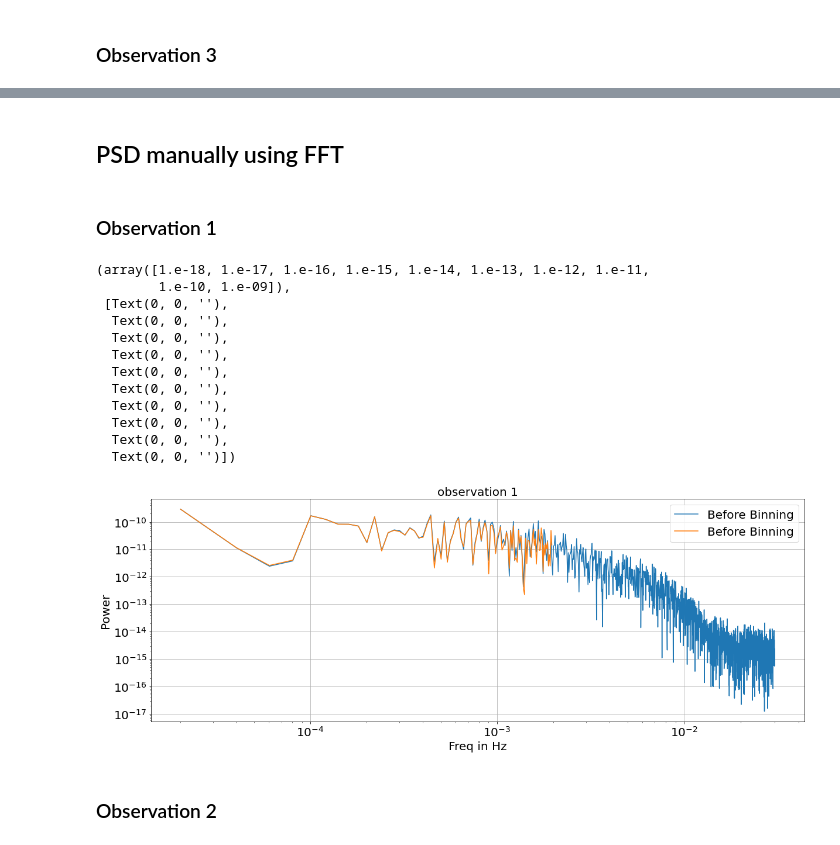
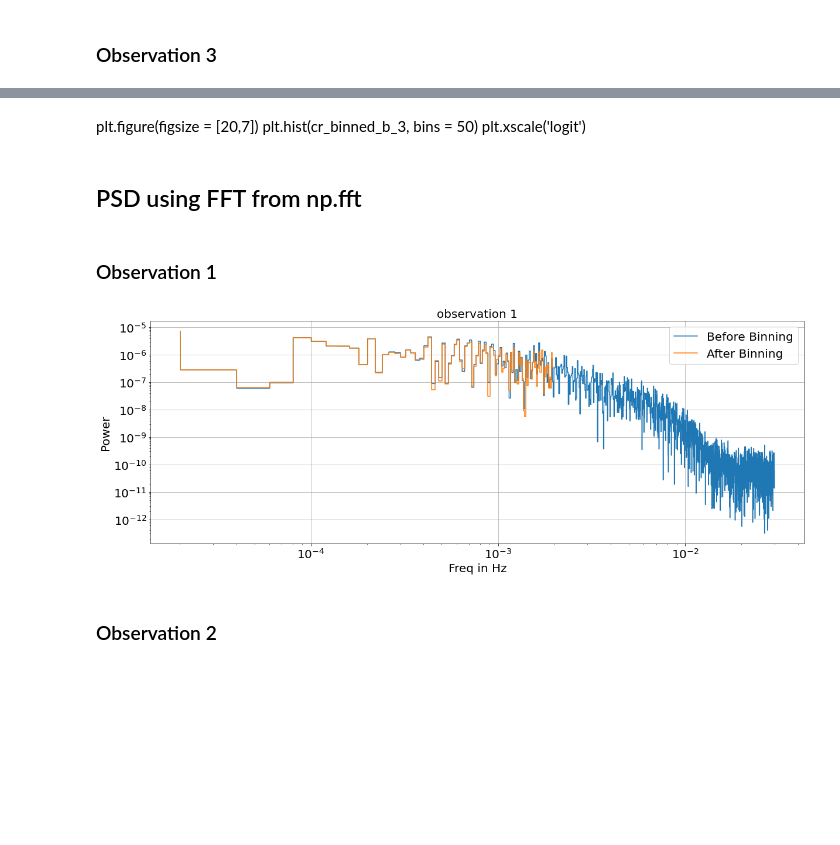
Before and after one commit to Samrat0512/IIST-MS-Project, a Jupyter notebook: Lightcurves/source_6/ACIS_Broad_Band.ipynb, the cells around one changed output, grey strips where cells are left out. Cells and saved outputs as stored; diff of their text form; code cells hidden in the pictures; blank space fills up the shorter version.

```diff
--- a/Lightcurves/source_6/ACIS_Broad_Band.ipynb
+++ b/Lightcurves/source_6/ACIS_Broad_Band.ipynb
@@ -547,60 +537,48 @@ plt.xscale('logit')
+# %% [markdown]
+plt.figure(figsize = [20,7])
+plt.hist(cr_binned_b_3, bins = 50)
+plt.xscale('logit')
 # %% [markdown]
-## PSD manually using FFT
+## PSD using FFT from np.fft
 # %% [markdown]
 ### Observation 1
 # %%
 #Before Binning
-fft_val = abs(fft(count_rate_b_1))
+fft_amp = abs(fft(count_rate_b_1))
 n_tot = len(count_rate_b_1)
 freq = [i/(n_tot*resolution_b_1) for i in range(1,int(n_tot/2))] #freq starting from 1/delT
 
-amp = 2*fft_val/len(dt_b_1)
+amp = fft_amp[1:int(n_tot/2)]/n_tot # Normalized amplitude only for positive frequencies
 power = []
-for i in range(n_tot):
-    power.append(amp[i]**2)
+for i in range(len(amp)):
+    power.append(2*n_tot*resolution_b_1*amp[i]**2)
 
-#removing power for zero freq and negative freq
-power_trunc = power[1:len(freq)+1]
 
 #After Binning
-fft_val_bin = abs(fft(cr_binned_b_1))
+fft_amp_bin = abs(fft(cr_binned_b_1))
 n_binned = len(cr_binned_b_1)
 freq_bin = [i/(n_binned*binned_resolution_b_1) for i in range(1,int(n_binned/2))] #freq starting from 1/delT
 
-amp_bin = 2*fft_val_bin/len(t_binned_b_1)
+amp_bin = fft_amp_bin[1:int(n_binned/2)]/n_binned #Normalized amplitude only for positive frequencies
 power_bin = []
-for i in range(n_binned):
-    power_bin.append(amp_bin[i]**2)
+for i in range(len(amp_bin)):
+    power_bin.append(2*n_binned*binned_resolution_b_1*amp_bin[i]**2)
 
-#removing power for zero freq and negative freq
-power_bin_trunc = power_bin[1:len(freq_bin)+1]
 
 plt.figure(figsize = [20,7], facecolor = 'w')
-plt.plot(freq,power_trunc, label = 'Before Binning')
-plt.plot(freq_bin,power_bin_trunc, label = 'Before Binning')
-plt.xscale('logit')
-plt.yscale('logit')
+plt.step(freq,power, label = 'Before Binning')
+plt.step(freq_bin,power_bin, label = 'After Binning')
+plt.xscale('log')
+plt.yscale('log')
 plt.legend(fontsize = 20)
 plt.title('observation 1', fontsize = 20)
 plt.xlabel('Freq in Hz', fontsize = 20)
 plt.ylabel('Power', fontsize = 20)
 plt.grid(True)
-plt.xticks(fontsize = 20)
-plt.yticks(fontsize = 20)
+x=plt.xticks(fontsize = 20)
+y=plt.yticks(fontsize = 20)
 # %% [output]
-(array([1.e-18, 1.e-17, 1.e-16, 1.e-15, 1.e-14, 1.e-13, 1.e-12, 1.e-11,
-        1.e-10, 1.e-09]),
- [Text(0, 0, ''),
-  Text(0, 0, ''),
-  Text(0, 0, ''),
-  Text(0, 0, ''),
-  Text(0, 0, ''),
-  Text(0, 0, ''),
-  Text(0, 0, ''),
-  Text(0, 0, ''),
-  Text(0, 0, ''),
-  Text(0, 0, '')])
-[figure, old version]
+[figure, new version]
 # %% [markdown]
 ### Observation 2
 # %%
```
Also changed, not shown: parts of 14 cells of this notebook.
